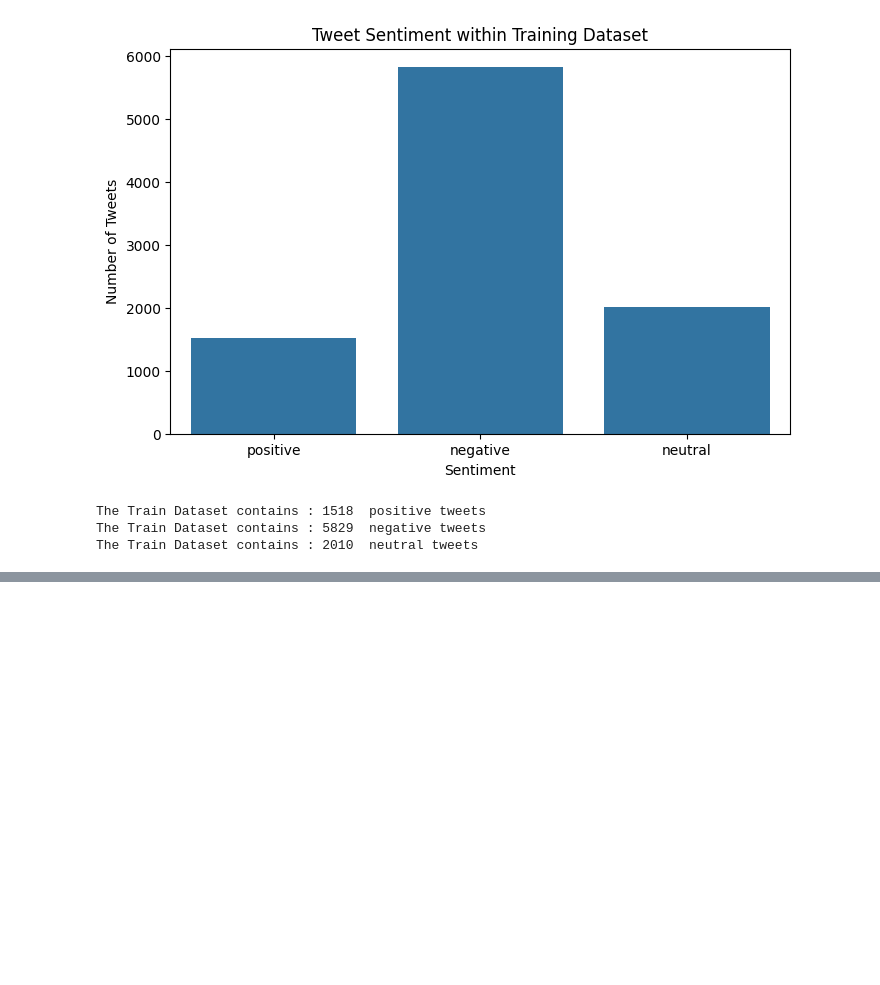
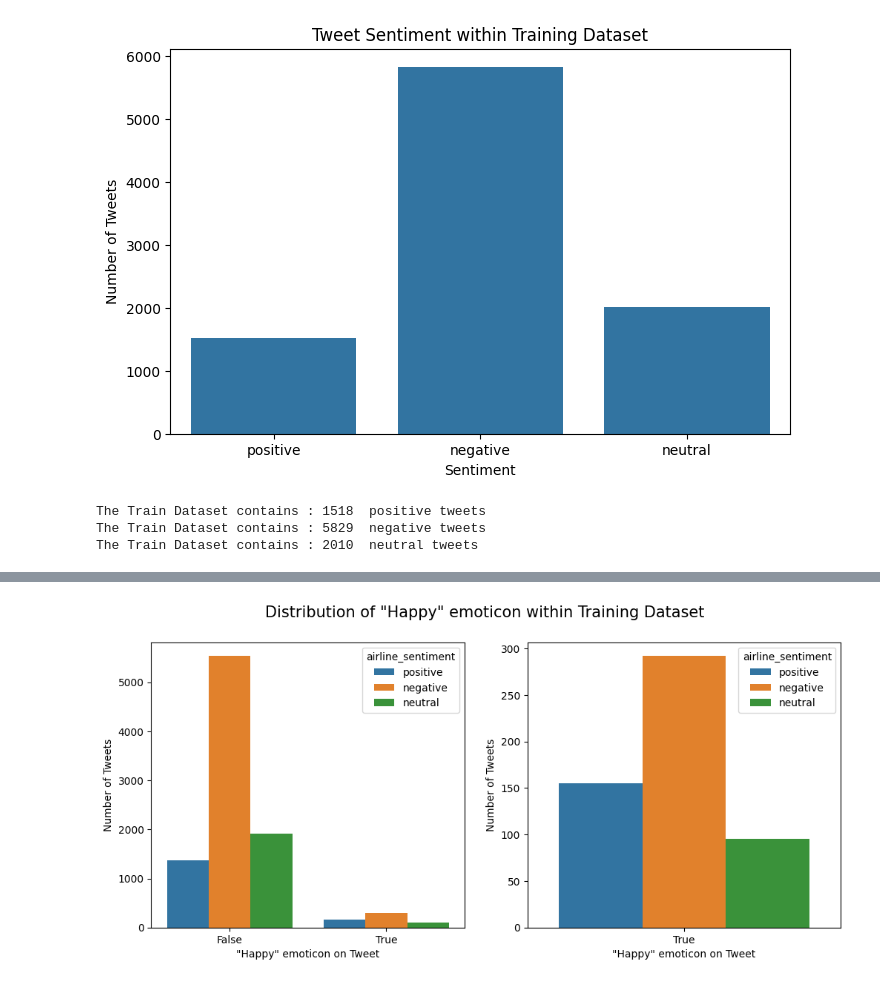
Before and after one commit to elyte5star/NLP, a Jupyter notebook: DAT305.ipynb, the cells around one changed output, grey strips where cells are left out. Saved outputs shown, nothing was run; the diff lists cells and outputs as text; code cells hidden in the pictures; blank space fills up the shorter version.

```diff
--- a/DAT305.ipynb
+++ b/DAT305.ipynb
@@ -193,0 +247,9 @@ The Train Dataset contains : 2010  neutral tweets
+# %%
+def emoticon_removal(tweet:str)-> pd.Series:
+    (str_without_happy_emoji,happy_emoji_flag) = happy_emoticons_removal(tweet)
+    (str_without_emoji,sad_emoji_flag) = sad_emoticons_removal(str_without_happy_emoji)
+    return pd.Series([str_without_emoji,happy_emoji_flag,sad_emoji_flag])
+# %%
+train_set[['text','happy_emoji_flag','sad_emoji_flag']] = train_set.apply(lambda x: emoticon_removal(x.text),axis=1)
+test_set[['text','happy_emoji_flag','sad_emoji_flag']] = test_set.apply(lambda x: emoticon_removal(x.text),axis=1)
+val_set[['text','happy_emoji_flag','sad_emoji_flag']] = val_set.apply(lambda x: emoticon_removal(x.text),axis=1)
@@ -193,0 +279,14 @@ The Train Dataset contains : 2010  neutral tweets
+# %%
+f, axes = plt.subplots(1,2,figsize=(12, 5))
+ax = sns.countplot(x="happy_emoji_flag", hue="airline_sentiment", data=train_set,ax=axes[0])
+ax.set(xticklabels=['False','True'])
+ax.set_xlabel('"Happy" emoji on Tweet')
+ax.set_ylabel('Number of Tweets')
+ax = sns.countplot(x="happy_emoji_flag", hue="airline_sentiment", data=train_set[train_set.happy_emoji_flag==1],ax=axes[1])
+ax.set(xticklabels=['True'])
+ax.set_xlabel('"Happy" emoji on Tweet')
+ax.set_ylabel('Number of Tweets')
+f.suptitle('Distribution of "Happy" emoji within Training Dataset',fontsize=15)
+del ax,f,axes
+# %% [output]
+[figure, added]
```
Also changed, not shown: parts of 28 cells of this notebook.
